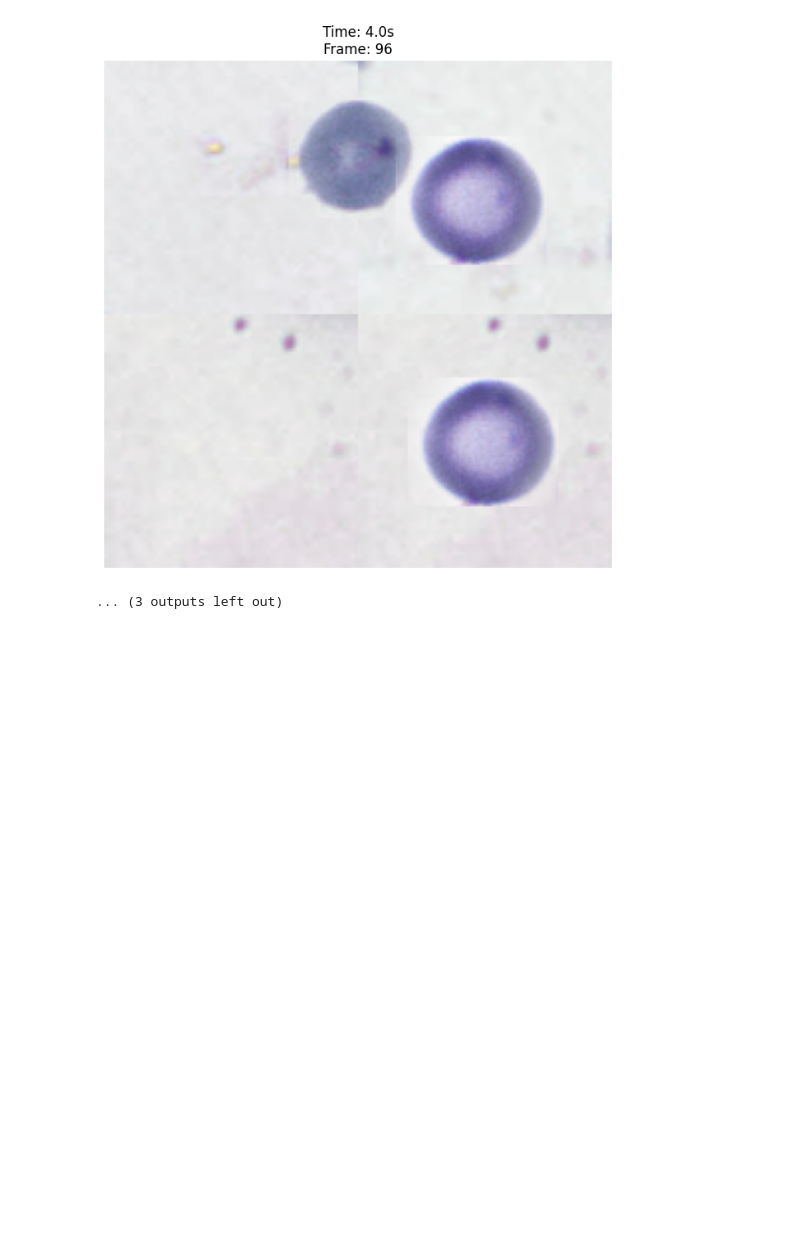
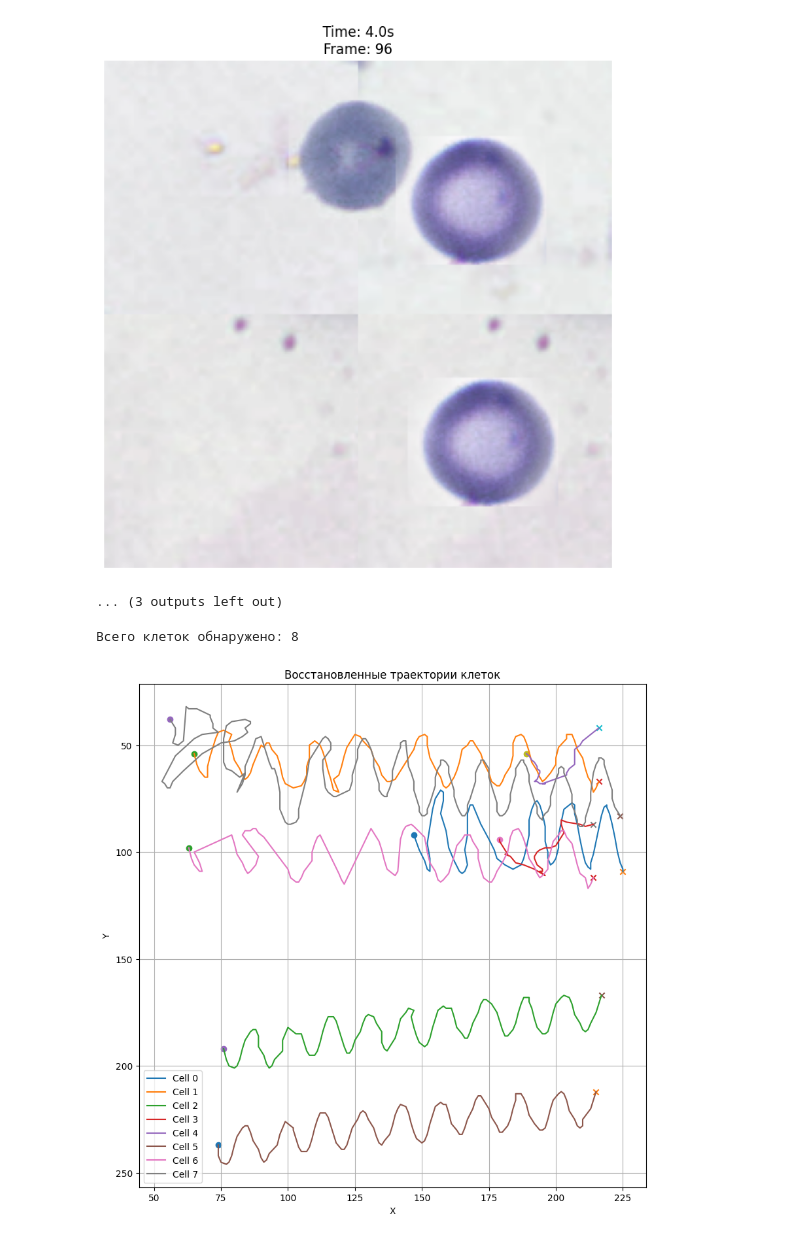
Before and after one commit to GeorgyShv/CV_BASICS, a Jupyter notebook: Shvartsenberg_6.ipynb, the cells around one changed output. Cells and saved outputs as stored; diff of their text form; code cells hidden in the pictures; blank space fills up the shorter version.

Commit message:
fix: lab6 tracking

```diff
--- a/Shvartsenberg_6.ipynb
+++ b/Shvartsenberg_6.ipynb
@@ -229,0 +307,61 @@ plt.show()
+# %%
+params = cv2.SimpleBlobDetector_Params()
+params.filterByArea = True
+params.minArea = 100
+params.maxArea = 3000
+params.filterByCircularity = False
+params.filterByInertia = False
+params.filterByConvexity = False
+params.minThreshold = 10
+params.maxThreshold = 200
+detector = cv2.SimpleBlobDetector_create(params)
+
+video_path = 'output.mp4'
+cap = cv2.VideoCapture(video_path)
+frame_count = int(cap.get(cv2.CAP_PROP_FRAME_COUNT))
+
+ct = CentroidTracker()
+frame_idx = 0
+
+with tqdm(total=frame_count) as pbar:
+    while True:
+        ret, frame = cap.read()
+        if not ret:
+            break
+
+        gray = cv2.cvtColor(frame, cv2.COLOR_BGR2GRAY)
+        blurred = cv2.GaussianBlur(gray, (7, 7), 0)
+
+        keypoints = detector.detect(blurred)
+
+        detections = []
+        for kp in keypoints:
+            x, y = int(kp.pt[0]), int(kp.pt[1])
+            detections.append((x, y))
+
+        ct.update(detections)
+        frame_idx += 1
+        pbar.update(1)
+
+cap.release()
+print(f"Всего клеток обнаружено: {len(ct.tracks)}")
+# %% [output]
+Всего клеток обнаружено: 8
+# %%
+plt.figure(figsize=(10, 10))
+for object_id, points in ct.tracks.items():
+    if len(points) > 1:
+        points = np.array(points)
+        plt.plot(points[:, 0], points[:, 1], label=f'Cell {object_id}')
+        plt.scatter(points[0, 0], points[0, 1], marker='o')     # старт
+        plt.scatter(points[-1, 0], points[-1, 1], marker='x')   # конец
+
+plt.gca().invert_yaxis()
+plt.title("Восстановленные траектории клеток")
+plt.xlabel("X")
+plt.ylabel("Y")
+plt.legend()
+plt.grid(True)
+plt.show()
+# %% [output]
+[figure, added]
```
Also changed, not shown: parts of 1 cell of this notebook.
